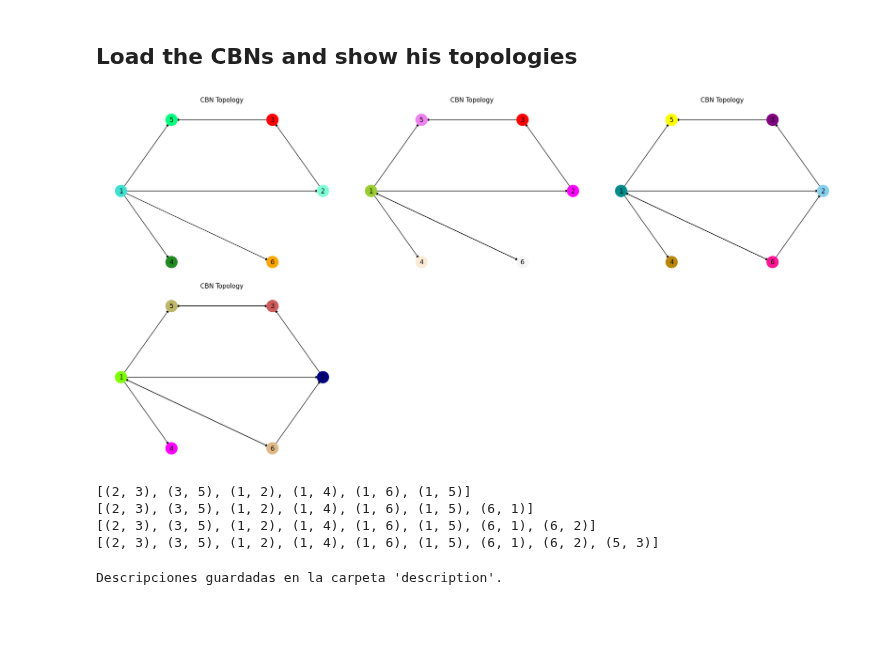
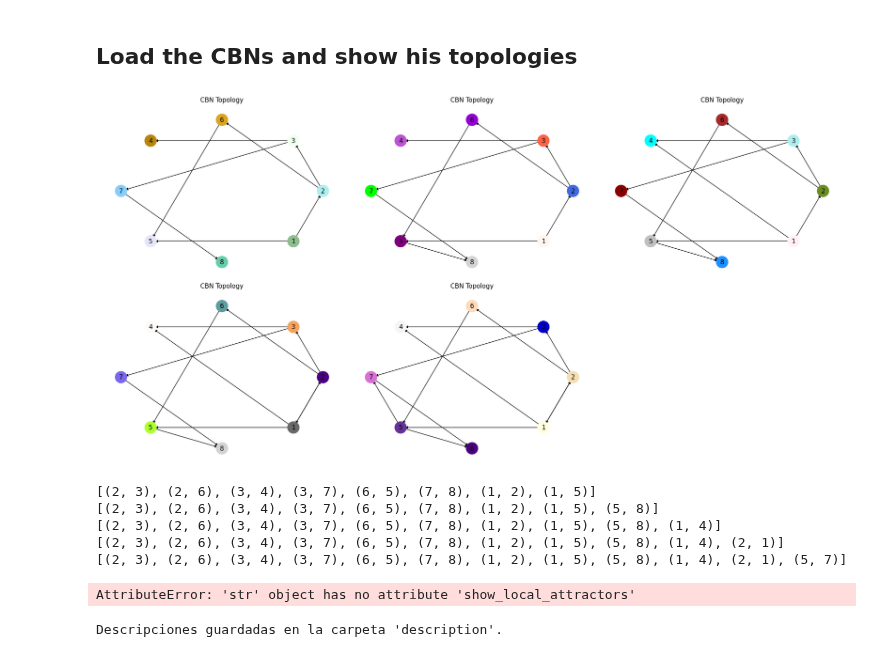
Before and after one commit to crptcusco/cbnetwork, a Jupyter notebook: experiments/7_aleatory_template_coupling_signals/exp7_test_results.ipynb, the cells around one changed output. Saved outputs shown, nothing was run; the diff lists cells and outputs as text; code cells hidden in the pictures; blank space fills up the shorter version.

```diff
--- a/experiments/7_aleatory_template_coupling_signals/exp7_test_results.ipynb
+++ b/experiments/7_aleatory_template_coupling_signals/exp7_test_results.ipynb
@@ -8,10 +8,10 @@ import os
 import matplotlib.pyplot as plt
 
 # Define el segundo número en la ruta del archivo pickle
-second_number = 6  # Cambia esto según sea necesario
+second_number = 8  # Cambia esto según sea necesario
 
 # Ruta base sin el número cambiante
-base_path_cbn = f'outputs/exp7_data_3_9_10/pkl_cbn/cbn_5_{second_number}_'
+base_path_cbn = f'outputs/exp7_data_3_8_10/pkl_cbn/cbn_5_{second_number}_'
 
 # Número inicial y rango máximo
 start_number = second_number
@@ -24,34 +24,34 @@ pickle_files = [f"{base_path_cbn}{i}.pkl" for i in range(start_number, max_numbe
 total_graphs = len(pickle_files)
 
 # Configuración de subplots en múltiples filas y columnas
 cols = 3
 rows = (total_graphs + cols - 1) // cols  # Calcula el número de filas necesario
 
 fig, axes = plt.subplots(rows, cols, figsize=(20, 5 * rows))
 
 # Aplanar la matriz de ejes si hay más de una fila
 if rows > 1:
     axes = axes.flatten()
 else:
     axes = [axes]
 
 # Iterador para cargar y mostrar las topologías
 for path_cbn, ax in zip(pickle_files, axes):
     with open(path_cbn, 'rb') as file:
         o_cbn = pickle.load(file)
 
     # Mostrar la información de CBN en el subplot correspondiente
     o_cbn.plot_topology(ax=ax)  # Asegúrate de que plot_topology acepte un parámetro ax
 
 # Eliminar ejes vacíos si hay menos gráficos que espacios de subplots
 for ax in axes[total_graphs:]:
     fig.delaxes(ax)
 
 # Ajustar el layout y mostrar todas las gráficas juntas
 plt.tight_layout()
 plt.show()
 # %% [output]
-[figure, old version]
+[figure, new version]
 # %%
 # Iterador para cargar y mostrar las topologías
 for path_cbn, ax in zip(pickle_files, axes):
@@ -60,10 +60,16 @@ for path_cbn, ax in zip(pickle_files, axes):
         # o_cbn.show_description()
         print(o_cbn.o_global_topology.get_edges())
 # %% [output]
-[(2, 3), (3, 5), (1, 2), (1, 4), (1, 6), (1, 5)]
-[(2, 3), (3, 5), (1, 2), (1, 4), (1, 6), (1, 5), (6, 1)]
-[(2, 3), (3, 5), (1, 2), (1, 4), (1, 6), (1, 5), (6, 1), (6, 2)]
-[(2, 3), (3, 5), (1, 2), (1, 4), (1, 6), (1, 5), (6, 1), (6, 2), (5, 3)]
+[(2, 3), (2, 6), (3, 4), (3, 7), (6, 5), (7, 8), (1, 2), (1, 5)]
+[(2, 3), (2, 6), (3, 4), (3, 7), (6, 5), (7, 8), (1, 2), (1, 5), (5, 8)]
+[(2, 3), (2, 6), (3, 4), (3, 7), (6, 5), (7, 8), (1, 2), (1, 5), (5, 8), (1, 4)]
+[(2, 3), (2, 6), (3, 4), (3, 7), (6, 5), (7, 8), (1, 2), (1, 5), (5, 8), (1, 4), (2, 1)]
+[(2, 3), (2, 6), (3, 4), (3, 7), (6, 5), (7, 8), (1, 2), (1, 5), (5, 8), (1, 4), (2, 1), (5, 7)]
+# %%
+for o_cbn in pickle_files:
+    o_cbn.show_local_attractors()
+# %% [output]
+AttributeError: 'str' object has no attribute 'show_local_attractors'
 # %%
 import contextlib
 import io
```
Also changed, not shown: parts of 1 cell of this notebook, 1 other file.
